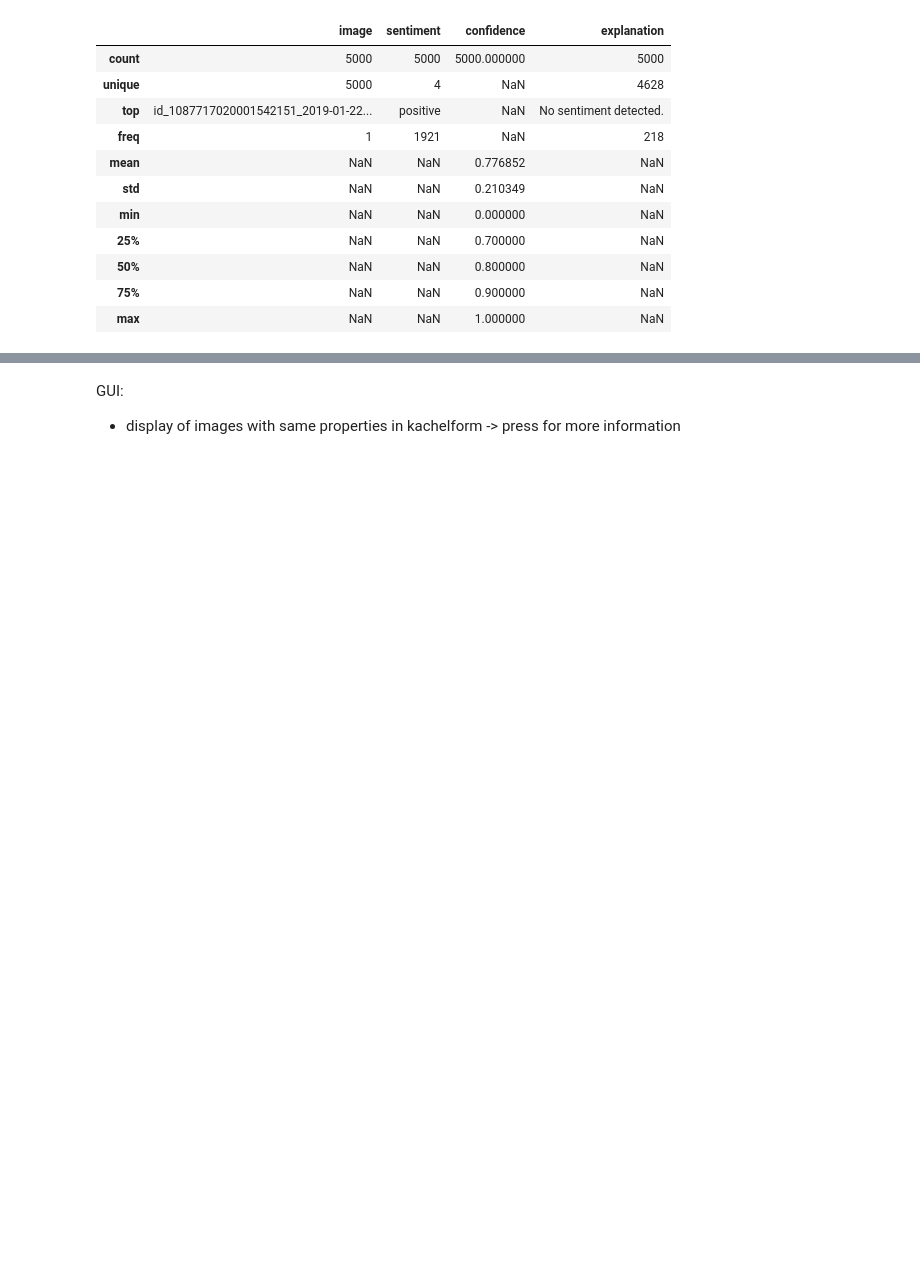
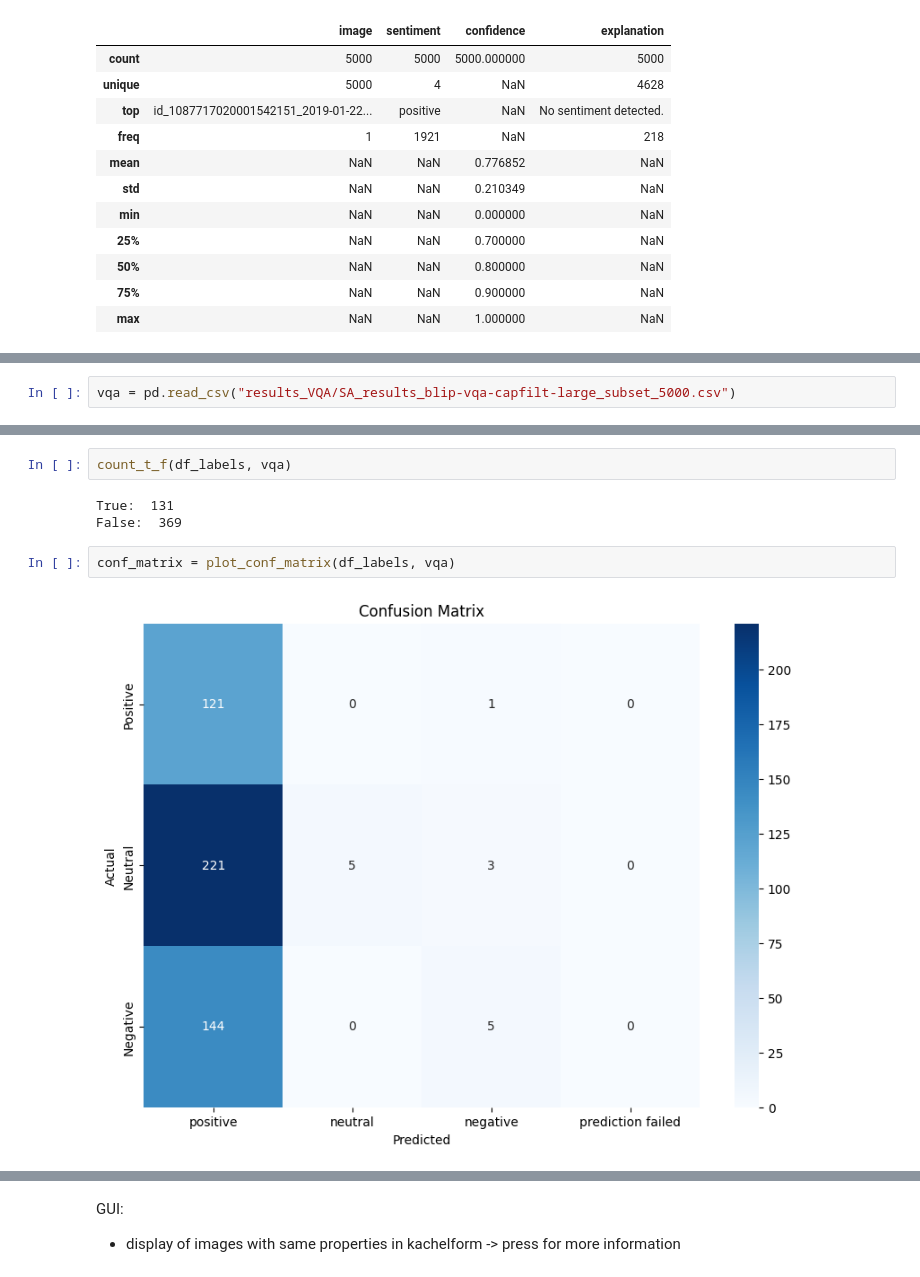
Before and after one commit to mkleinma/Team_Project_ComputerVision, a Jupyter notebook: assessment/sentiment-analysis/labeled_subset_evaluation.ipynb, the cells around one changed output, grey strips where cells are left out. Cells and saved outputs as stored; diff of their text form; blank space fills up the shorter version.

```diff
--- a/assessment/sentiment-analysis/labeled_subset_evaluation.ipynb
+++ b/assessment/sentiment-analysis/labeled_subset_evaluation.ipynb
@@ -143,0 +162,2 @@ F1 Score: {'Positive': 0.62874251497006, 'Neutral': 0.4941860465116278, 'Negativ
+# %%
+vqa = pd.read_csv("results_VQA/SA_results_blip-vqa-capfilt-large_subset_5000.csv")
@@ -143,0 +179,9 @@ F1 Score: {'Positive': 0.62874251497006, 'Neutral': 0.4941860465116278, 'Negativ
+# %%
+count_t_f(df_labels, vqa)
+# %% [output]
+True:  131
+False:  369
+# %%
+conf_matrix = plot_conf_matrix(df_labels, vqa)
+# %% [output]
+[figure, added]
```
Also changed, not shown: parts of 13 cells of this notebook, 2 other files.
